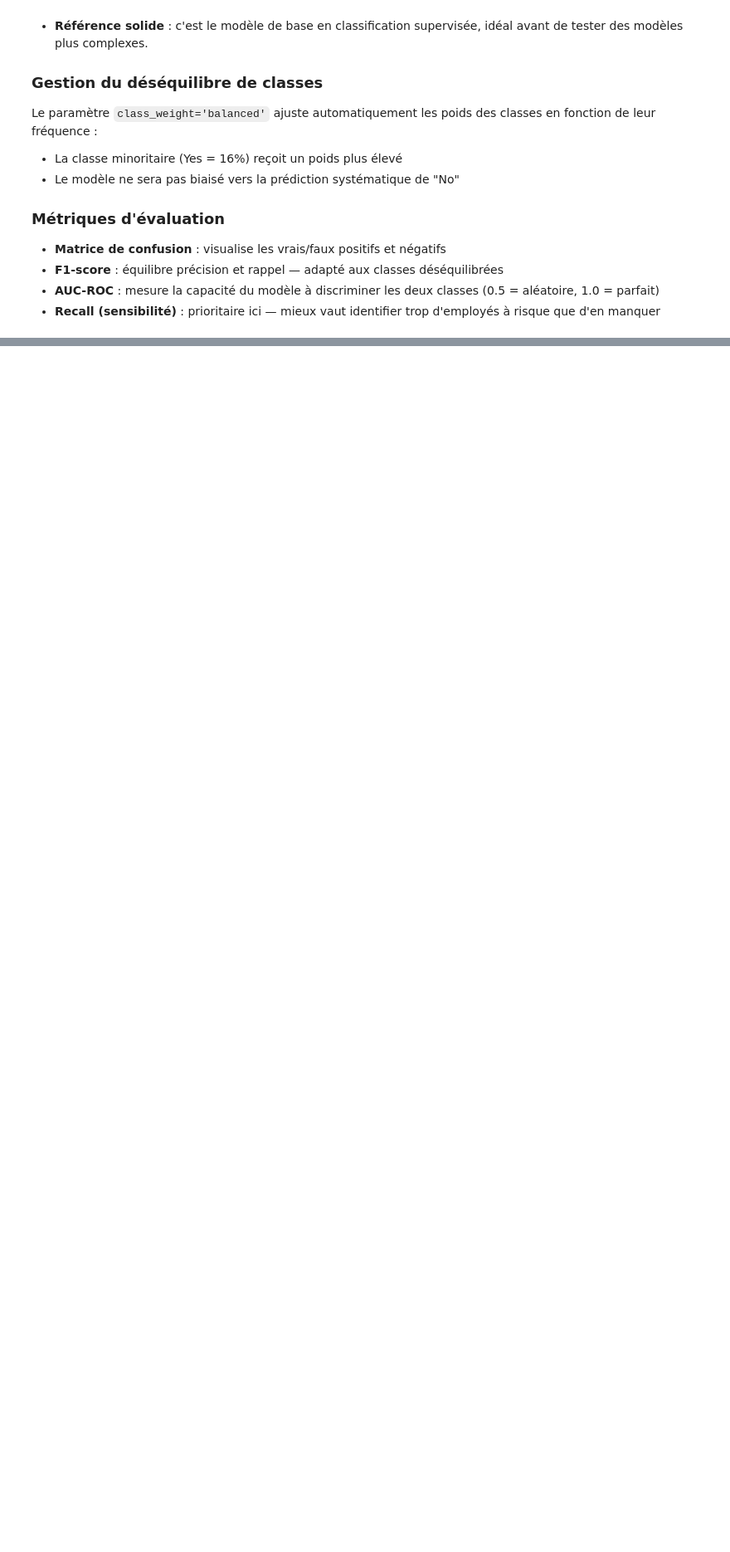
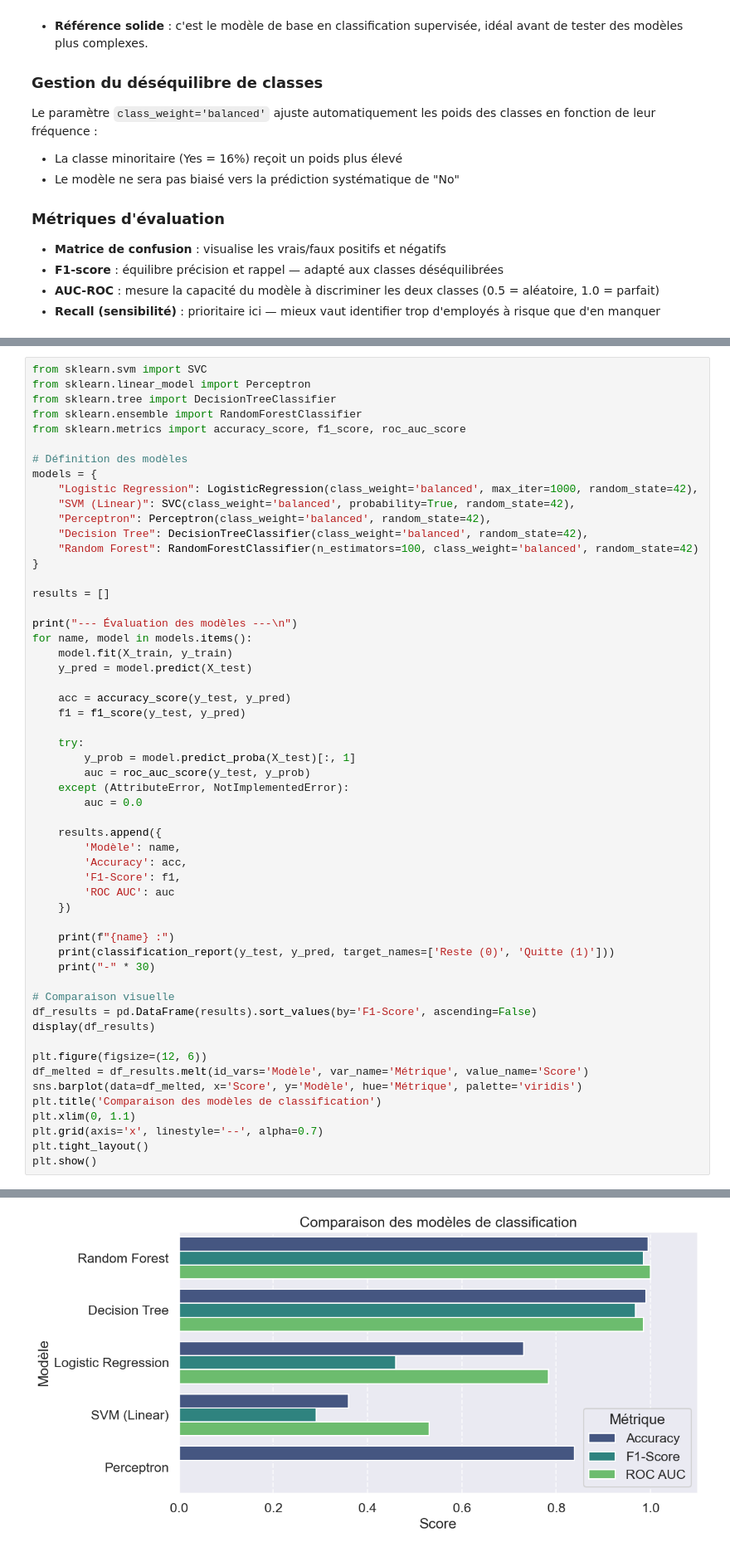
Before and after one commit to Raikuji/Cesi_Machine_Learning, a Jupyter notebook: projet_ia.ipynb, the cells around one changed output, grey strips where cells are left out. Shown at 83% size. Cells and saved outputs as stored; diff of their text form; blank space fills up the shorter version.

Commit message:
Add model comparison

```diff
--- a/projet_ia.ipynb
+++ b/projet_ia.ipynb
@@ -937,0 +941,56 @@ BusinessTravel_Travel_Frequently         0.25
+# %%
+from sklearn.svm import SVC
+from sklearn.linear_model import Perceptron
+from sklearn.tree import DecisionTreeClassifier
+from sklearn.ensemble import RandomForestClassifier
+from sklearn.metrics import accuracy_score, f1_score, roc_auc_score
+
+# Définition des modèles
+models = {
+    "Logistic Regression": LogisticRegression(class_weight='balanced', max_iter=1000, random_state=42),
+    "SVM (Linear)": SVC(class_weight='balanced', probability=True, random_state=42),
+    "Perceptron": Perceptron(class_weight='balanced', random_state=42),
+    "Decision Tree": DecisionTreeClassifier(class_weight='balanced', random_state=42),
+    "Random Forest": RandomForestClassifier(n_estimators=100, class_weight='balanced', random_state=42)
+}
+
+results = []
+
+print("--- Évaluation des modèles ---\n")
+for name, model in models.items():
+    model.fit(X_train, y_train)
+    y_pred = model.predict(X_test)
+
+    acc = accuracy_score(y_test, y_pred)
+    f1 = f1_score(y_test, y_pred)
+
+    try:
+        y_prob = model.predict_proba(X_test)[:, 1]
+        auc = roc_auc_score(y_test, y_prob)
+    except (AttributeError, NotImplementedError):
+        auc = 0.0
+
+    results.append({
+        'Modèle': name,
+        'Accuracy': acc,
+        'F1-Score': f1,
+        'ROC AUC': auc
+    })
+
+    print(f"{name} :")
+    print(classification_report(y_test, y_pred, target_names=['Reste (0)', 'Quitte (1)']))
+    print("-" * 30)
+
+# Comparaison visuelle
+df_results = pd.DataFrame(results).sort_values(by='F1-Score', ascending=False)
+display(df_results)
+
+plt.figure(figsize=(12, 6))
+df_melted = df_results.melt(id_vars='Modèle', var_name='Métrique', value_name='Score')
+sns.barplot(data=df_melted, x='Score', y='Modèle', hue='Métrique', palette='viridis')
+plt.title('Comparaison des modèles de classification')
+plt.xlim(0, 1.1)
+plt.grid(axis='x', linestyle='--', alpha=0.7)
+plt.tight_layout()
+plt.show()
+# %% [output]
@@ -937,0 +1020 @@ BusinessTravel_Travel_Frequently         0.25
+[figure, added]
```
Also changed, not shown: parts of 5 cells of this notebook.
